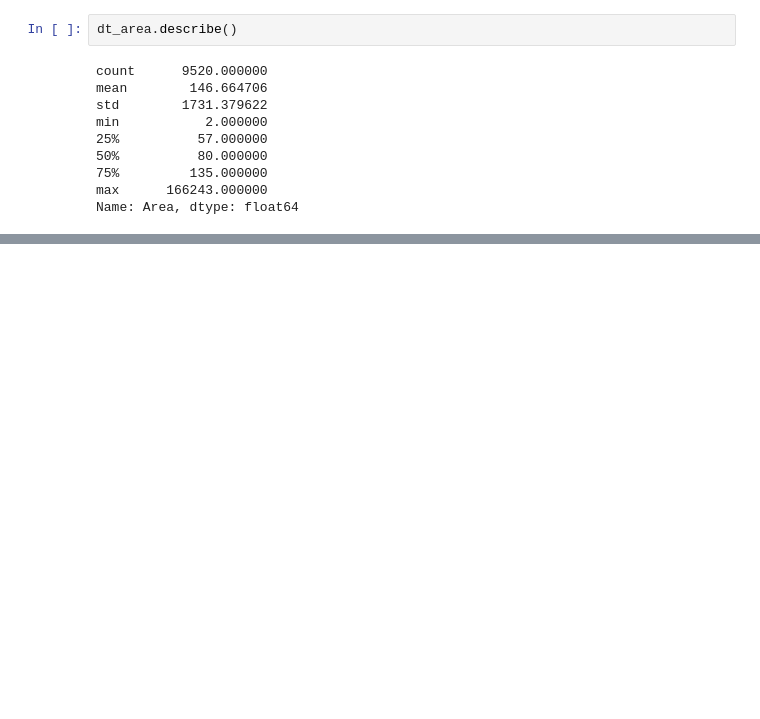
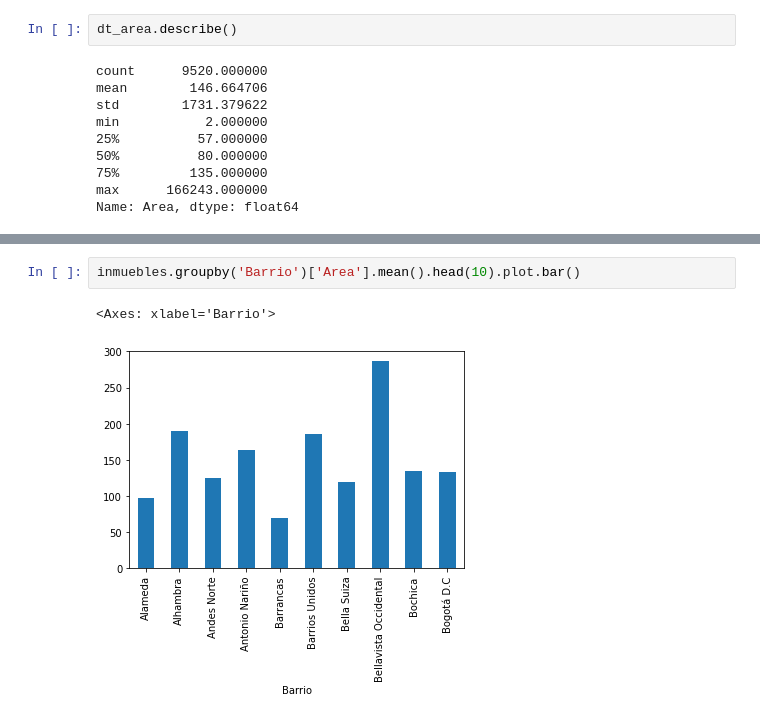
Before and after one commit to galemari/inmersionDeDatos, a Jupyter notebook: InmersionEnDatos_Aula1.ipynb, the cells around one changed output, grey strips where cells are left out. Cells and saved outputs as stored; diff of their text form; blank space fills up the shorter version.

```diff
--- a/InmersionEnDatos_Aula1.ipynb
+++ b/InmersionEnDatos_Aula1.ipynb
@@ -198,0 +214,5 @@ Name: Area, dtype: float64
+# %%
+inmuebles.groupby('Barrio')['Area'].mean().head(10).plot.bar()
+# %% [output]
+<Axes: xlabel='Barrio'>
+[figure, added]
```
Also changed, not shown: parts of 1 cell of this notebook.
